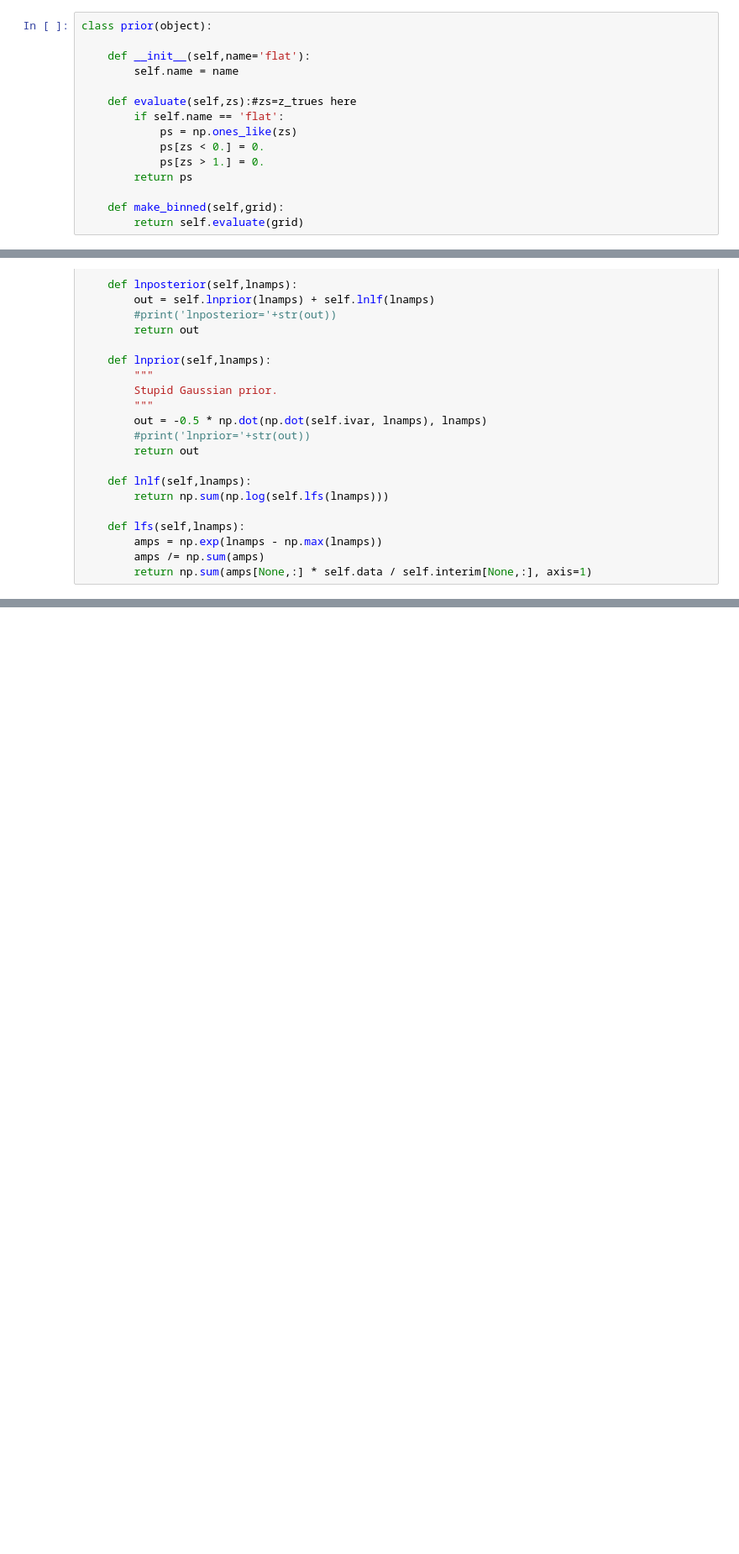
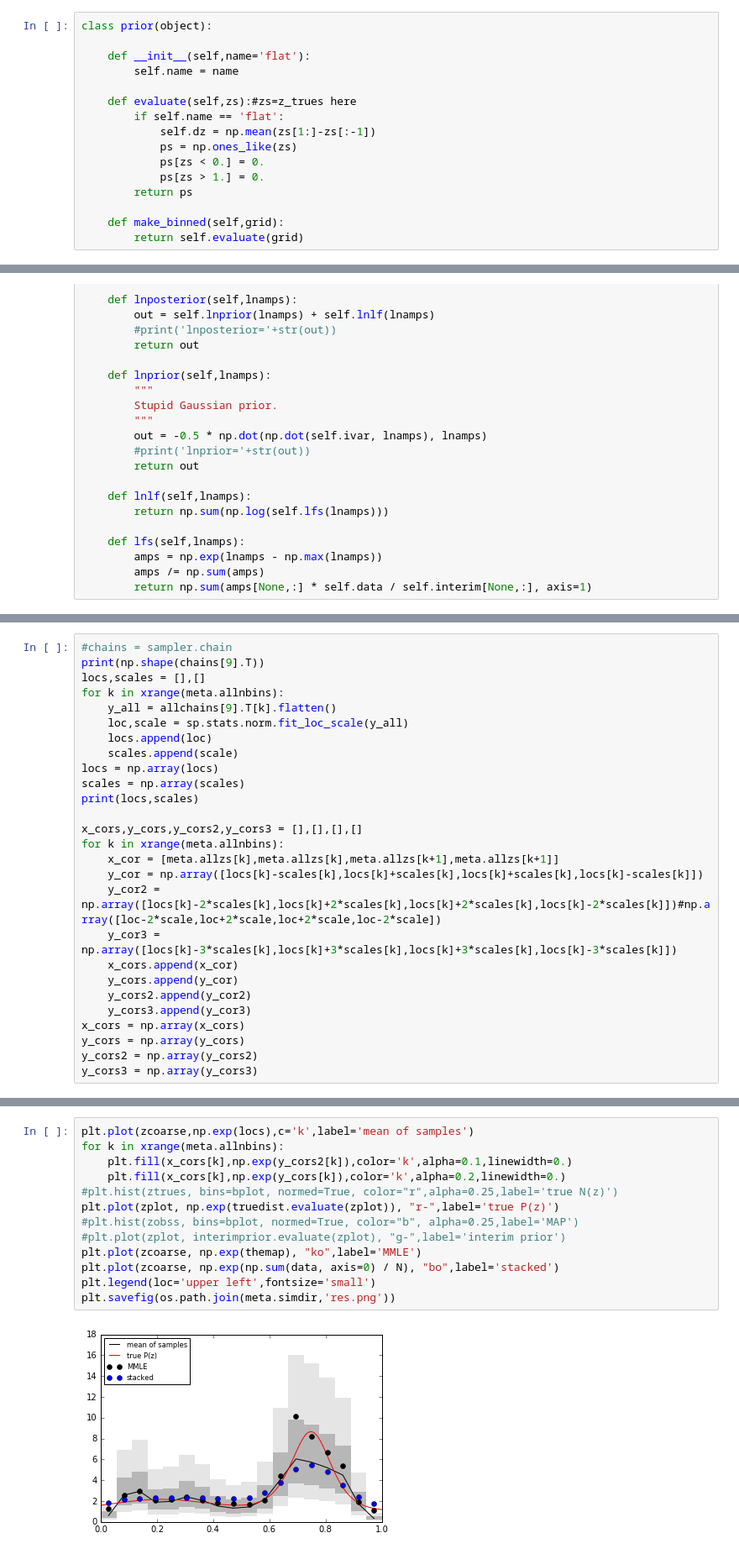
Before and after one commit to aimalz/prob-z, a Jupyter notebook: nz/code/sim/FromHogg.ipynb, the cells around one changed output, grey strips where cells are left out. Shown: that part at 84% size. Drawn from its saved outputs; the diff is of its cells as text; blank space fills up the shorter version.

```diff
--- a/nz/code/sim/FromHogg.ipynb
+++ b/nz/code/sim/FromHogg.ipynb
@@ -229,6 +237,7 @@ class prior(object):
 
     def evaluate(self,zs):#zs=z_trues here
         if self.name == 'flat':
+            self.dz = np.mean(zs[1:]-zs[:-1])
             ps = np.ones_like(zs)
             ps[zs < 0.] = 0.
             ps[zs > 1.] = 0.
@@ -440,0 +459,27 @@ plt.xlabel("ztrue")
+# %%
+#chains = sampler.chain
+print(np.shape(chains[9].T))
+locs,scales = [],[]
+for k in xrange(meta.allnbins):
+    y_all = allchains[9].T[k].flatten()
+    loc,scale = sp.stats.norm.fit_loc_scale(y_all)
+    locs.append(loc)
+    scales.append(scale)
+locs = np.array(locs)
+scales = np.array(scales)
+print(locs,scales)
+
+x_cors,y_cors,y_cors2,y_cors3 = [],[],[],[]
+for k in xrange(meta.allnbins):
+    x_cor = [meta.allzs[k],meta.allzs[k],meta.allzs[k+1],meta.allzs[k+1]]
+    y_cor = np.array([locs[k]-scales[k],locs[k]+scales[k],locs[k]+scales[k],locs[k]-scales[k]])
+    y_cor2 = np.array([locs[k]-2*scales[k],locs[k]+2*scales[k],locs[k]+2*scales[k],locs[k]-2*scales[k]])#np.array([loc-2*scale,loc+2*scale,loc+2*scale,loc-2*scale])
+    y_cor3 = np.array([locs[k]-3*scales[k],locs[k]+3*scales[k],locs[k]+3*scales[k],locs[k]-3*scales[k]])
+    x_cors.append(x_cor)
+    y_cors.append(y_cor)
+    y_cors2.append(y_cor2)
+    y_cors3.append(y_cor3)
+x_cors = np.array(x_cors)
+y_cors = np.array(y_cors)
+y_cors2 = np.array(y_cors2)
+y_cors3 = np.array(y_cors3)
@@ -441,3 +495,18 @@ plt.xlabel("ztrue")
+# %%
+plt.plot(zcoarse,np.exp(locs),c='k',label='mean of samples')
+for k in xrange(meta.allnbins):
+    plt.fill(x_cors[k],np.exp(y_cors2[k]),color='k',alpha=0.1,linewidth=0.)
+    plt.fill(x_cors[k],np.exp(y_cors[k]),color='k',alpha=0.2,linewidth=0.)
+#plt.hist(ztrues, bins=bplot, normed=True, color="r",alpha=0.25,label='true N(z)')
+plt.plot(zplot, np.exp(truedist.evaluate(zplot)), "r-",label='true P(z)')
+#plt.hist(zobss, bins=bplot, normed=True, color="b", alpha=0.25,label='MAP')
+#plt.plot(zplot, interimprior.evaluate(zplot), "g-",label='interim prior')
+plt.plot(zcoarse, np.exp(themap), "ko",label='MMLE')
+plt.plot(zcoarse, np.exp(np.sum(data, axis=0) / N), "bo",label='stacked')
+plt.legend(loc='upper left',fontsize='small')
+plt.savefig(os.path.join(meta.simdir,'res.png'))
+# %% [output]
+[figure, added]
 # %%
 """
 Code to take non-trivial p(z|d) data and infer dN/dz..
```
Also changed, not shown: parts of 16 cells of this notebook.
